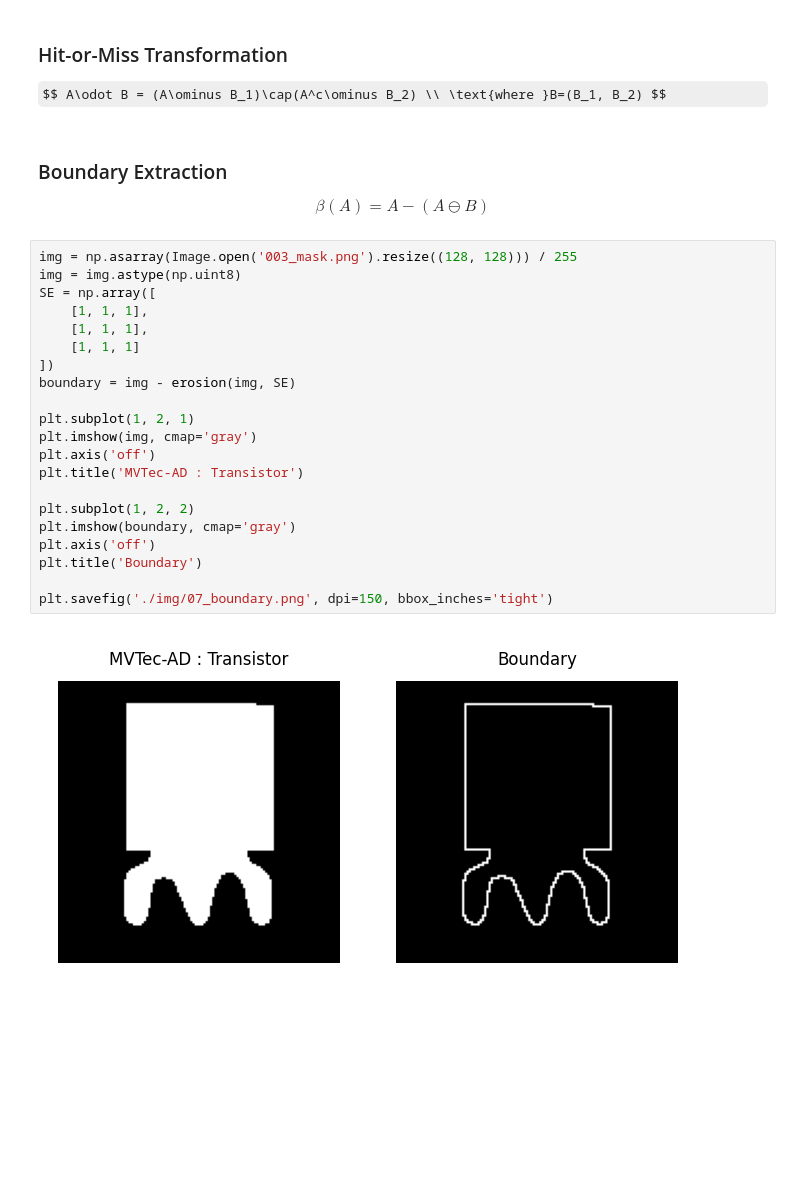
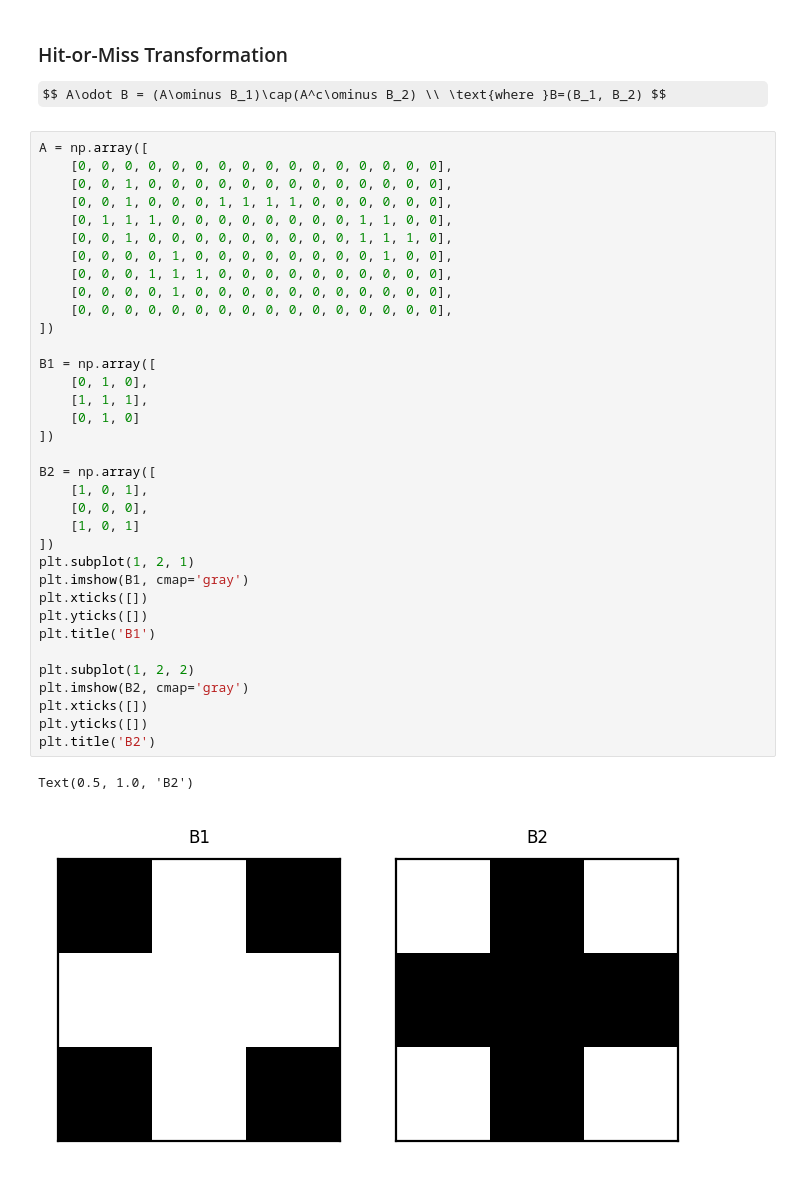
Before and after one commit to kdh-yu/BDIP, a Jupyter notebook: BDIP07.ipynb, the cells around one changed output. Saved outputs shown, nothing was run; the diff lists cells and outputs as text; some formulas as TeX source; blank space fills up the shorter version.

```diff
--- a/BDIP07.ipynb
+++ b/BDIP07.ipynb
@@ -309,29 +309,41 @@ plt.savefig('./img/07_oc.png', dpi=150, bbox_inches='tight')
 ### Hit-or-Miss Transformation
 
 $$ A\odot B = (A\ominus B_1)\cap(A^c\ominus B_2) \\ \text{where }B=(B_1, B_2) $$
-# %% [markdown]
-### Boundary Extraction
-$$ \beta(A) = A-(A\ominus B) $$
-# %%
-img = np.asarray(Image.open('003_mask.png').resize((128, 128))) / 255
-img = img.astype(np.uint8)
-SE = np.array([
-    [1, 1, 1],
-    [1, 1, 1],
-    [1, 1, 1]
-])
-boundary = img - erosion(img, SE)
-
-plt.subplot(1, 2, 1)
-plt.imshow(img, cmap='gray')
-plt.axis('off')
-plt.title('MVTec-AD : Transistor')
-
-plt.subplot(1, 2, 2)
-plt.imshow(boundary, cmap='gray')
-plt.axis('off')
-plt.title('Boundary')
-
-plt.savefig('./img/07_boundary.png', dpi=150, bbox_inches='tight')
-# %% [output]
-[figure, removed]
+# %%
+A = np.array([
+    [0, 0, 0, 0, 0, 0, 0, 0, 0, 0, 0, 0, 0, 0, 0, 0],
+    [0, 0, 1, 0, 0, 0, 0, 0, 0, 0, 0, 0, 0, 0, 0, 0],
+    [0, 0, 1, 0, 0, 0, 1, 1, 1, 1, 0, 0, 0, 0, 0, 0],
+    [0, 1, 1, 1, 0, 0, 0, 0, 0, 0, 0, 0, 1, 1, 0, 0],
+    [0, 0, 1, 0, 0, 0, 0, 0, 0, 0, 0, 0, 1, 1, 1, 0],
+    [0, 0, 0, 0, 1, 0, 0, 0, 0, 0, 0, 0, 0, 1, 0, 0],
+    [0, 0, 0, 1, 1, 1, 0, 0, 0, 0, 0, 0, 0, 0, 0, 0],
+    [0, 0, 0, 0, 1, 0, 0, 0, 0, 0, 0, 0, 0, 0, 0, 0],
+    [0, 0, 0, 0, 0, 0, 0, 0, 0, 0, 0, 0, 0, 0, 0, 0],
+])
+
+B1 = np.array([
+    [0, 1, 0],
+    [1, 1, 1],
+    [0, 1, 0]
+])
+
+B2 = np.array([
+    [1, 0, 1],
+    [0, 0, 0],
+    [1, 0, 1]
+])
+plt.subplot(1, 2, 1)
+plt.imshow(B1, cmap='gray')
+plt.xticks([])
+plt.yticks([])
+plt.title('B1')
+
+plt.subplot(1, 2, 2)
+plt.imshow(B2, cmap='gray')
+plt.xticks([])
+plt.yticks([])
+plt.title('B2')
+# %% [output]
+Text(0.5, 1.0, 'B2')
+[figure, added]
```
Also changed, not shown: parts of 1 cell of this notebook, 5 other files.
